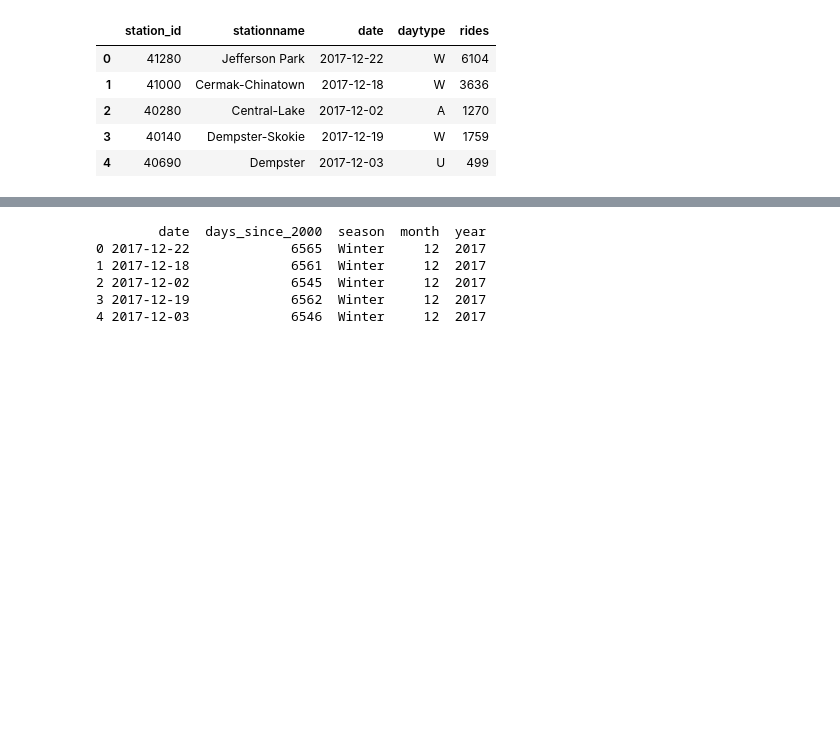
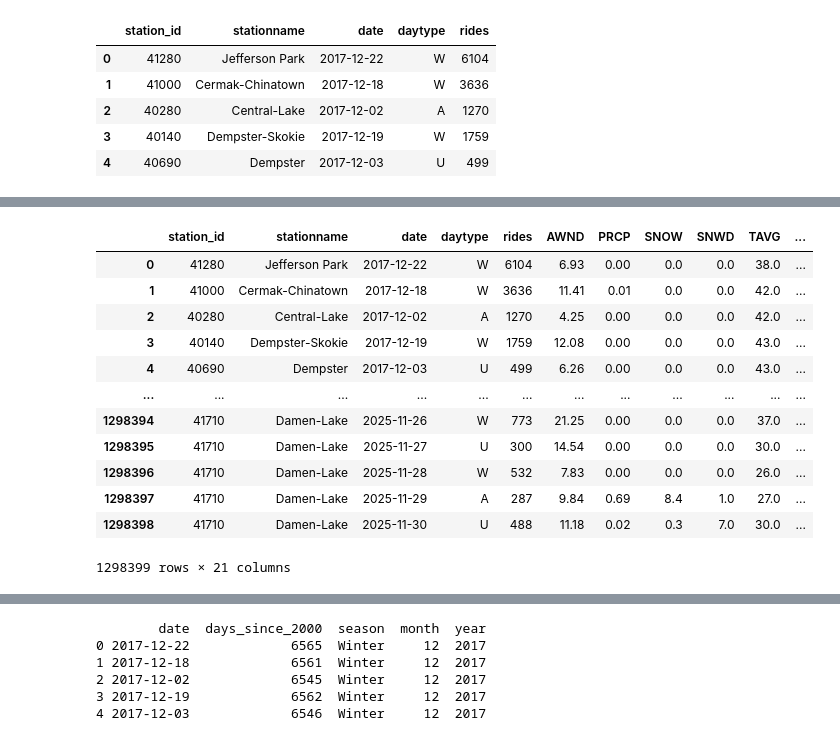
Before and after one commit to azcao95/cta-ridership-w2026-mads-milestone-2, a Jupyter notebook: ridership.ipynb, the cells around one changed output, grey strips where cells are left out. Saved outputs shown, nothing was run; the diff lists cells and outputs as text; code cells hidden in the pictures; blank space fills up the shorter version.

```diff
--- a/ridership.ipynb
+++ b/ridership.ipynb
@@ -168,0 +84,19 @@ ridership.head()
+# %%
+#Add weather data to station ridership data
+ridership = pd.merge(ridership, weather, left_on='date', right_on='DATE', how='left')
+ridership.drop(inplace=True, columns=['STATION', 'NAME', 'DATE'])
+display(ridership)
+# %% [output]
+|  | station_id | stationname | date | daytype | rides | AWND | PRCP | SNOW | SNWD | TAVG | ... |
+| 0 | 41280 | Jefferson Park | 2017-12-22 | W | 6104 | 6.93 | 0.00 | 0.0 | 0.0 | 38.0 | ... |
+| 1 | 41000 | Cermak-Chinatown | 2017-12-18 | W | 3636 | 11.41 | 0.01 | 0.0 | 0.0 | 42.0 | ... |
+| 2 | 40280 | Central-Lake | 2017-12-02 | A | 1270 | 4.25 | 0.00 | 0.0 | 0.0 | 42.0 | ... |
+| 3 | 40140 | Dempster-Skokie | 2017-12-19 | W | 1759 | 12.08 | 0.00 | 0.0 | 0.0 | 43.0 | ... |
+| 4 | 40690 | Dempster | 2017-12-03 | U | 499 | 6.26 | 0.00 | 0.0 | 0.0 | 43.0 | ... |
+| ... | ... | ... | ... | ... | ... | ... | ... | ... | ... | ... | ... |
+| 1298394 | 41710 | Damen-Lake | 2025-11-26 | W | 773 | 21.25 | 0.00 | 0.0 | 0.0 | 37.0 | ... |
+| 1298395 | 41710 | Damen-Lake | 2025-11-27 | U | 300 | 14.54 | 0.00 | 0.0 | 0.0 | 30.0 | ... |
+| 1298396 | 41710 | Damen-Lake | 2025-11-28 | W | 532 | 7.83 | 0.00 | 0.0 | 0.0 | 26.0 | ... |
+| 1298397 | 41710 | Damen-Lake | 2025-11-29 | A | 287 | 9.84 | 0.69 | 8.4 | 1.0 | 27.0 | ... |
+| 1298398 | 41710 | Damen-Lake | 2025-11-30 | U | 488 | 11.18 | 0.02 | 0.3 | 7.0 | 30.0 | ... |
+1298399 rows × 21 columns
```
Also changed, not shown: parts of 19 cells of this notebook, 1 other file.
